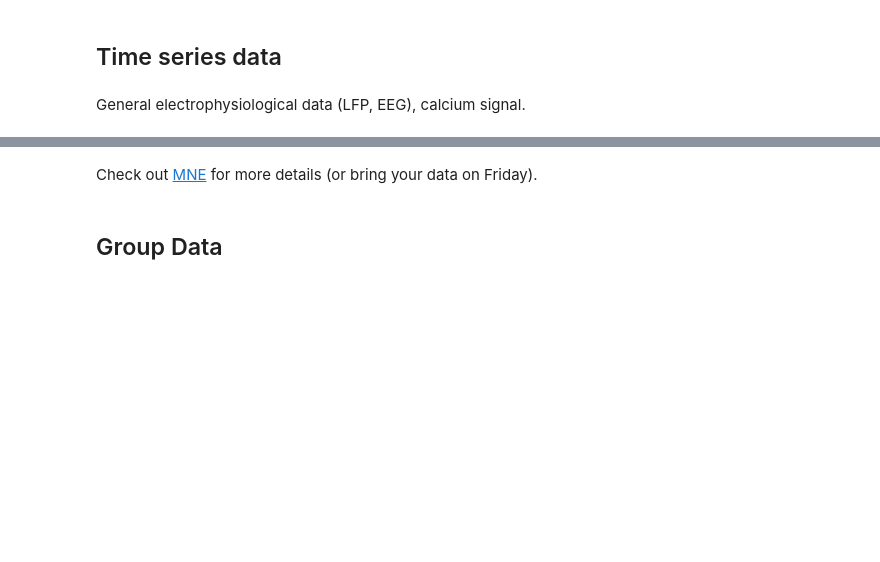
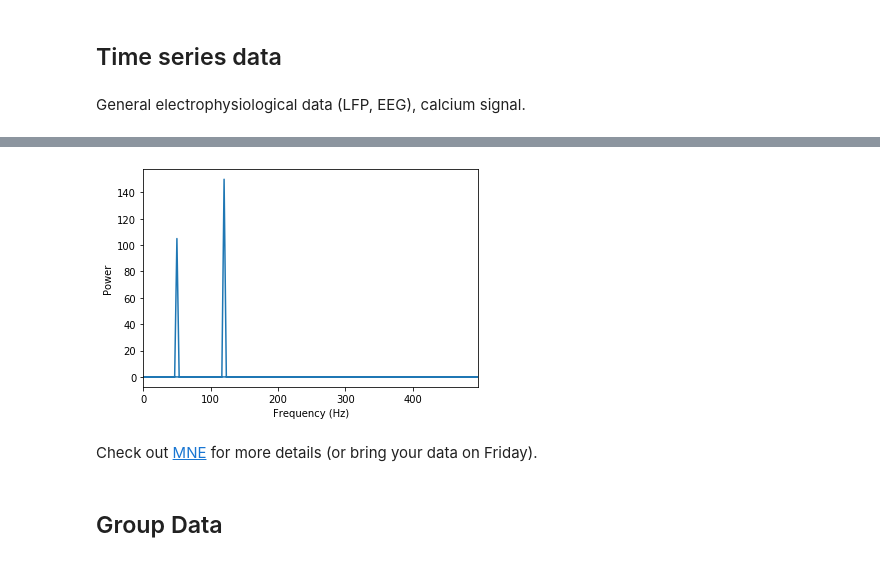
Before and after one commit to bichanw/AdvancedPython2022, a Jupyter notebook: Lecture1.ipynb, the cells around one changed output, grey strips where cells are left out. Cells and saved outputs as stored; diff of their text form; code cells hidden in the pictures; blank space fills up the shorter version.

```diff
--- a/Lecture1.ipynb
+++ b/Lecture1.ipynb
@@ -55,3 +77,14 @@ General electrophysiological data (LFP, EEG), calcium signal.
+# %%
+# compute fast fourier transformation
+sp = np.fft.fft(y)
+freq = np.fft.fftfreq(t.shape[-1],1/Fs)
+# %%
+# plot in fourier domain
+fig,ax = plt.subplots()
+ax.plot(freq,np.abs(sp));
+ax.set(xlim=[0,max(freq)], xlabel='Frequency (Hz)', ylabel='Power');
+# %% [output]
+[figure, added]
 # %% [markdown]
 Check out [MNE](https://mne.tools/stable/index.html#) for more details (or bring your data on Friday).
 # %% [markdown]
```
Also changed, not shown: parts of 6 cells of this notebook, 1 other file.
